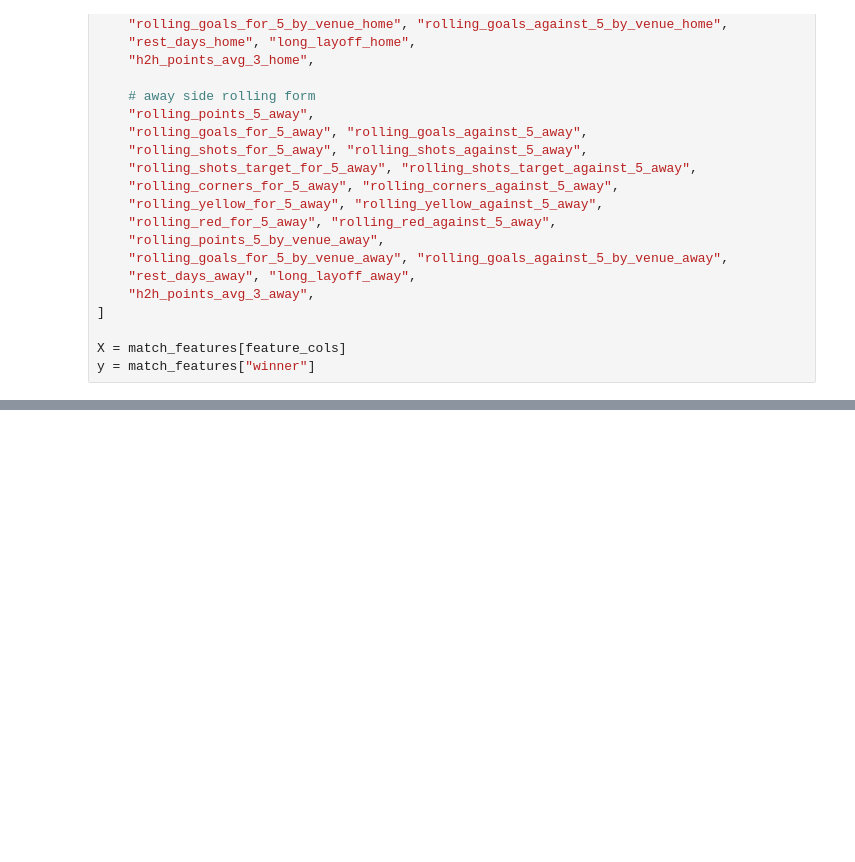
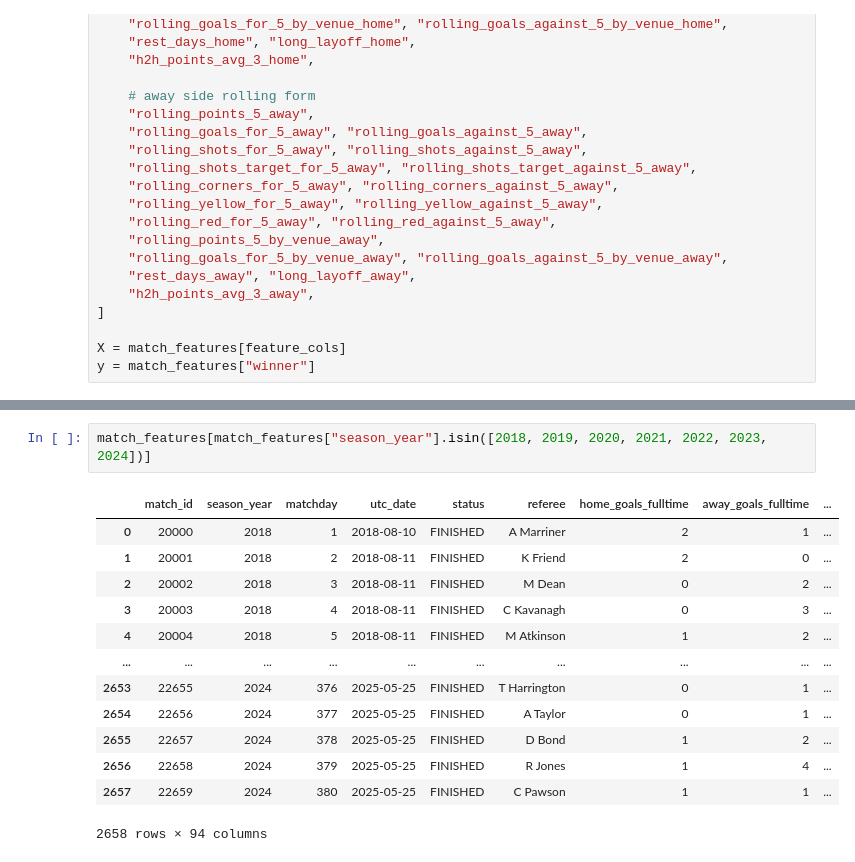
Before and after one commit to sevJ005/premier-league-predictor, a Jupyter notebook: notebooks/query.ipynb, the cells around one changed output, grey strips where cells are left out. Cells and saved outputs as stored; diff of their text form; blank space fills up the shorter version.

```diff
--- a/notebooks/query.ipynb
+++ b/notebooks/query.ipynb
@@ -59,0 +96,16 @@ y.value_counts()
+# %%
+match_features[match_features["season_year"].isin([2018, 2019, 2020, 2021, 2022, 2023, 2024])]
+# %% [output]
+|  | match_id | season_year | matchday | utc_date | status | referee | home_goals_fulltime | away_goals_fulltime | ... |
+| 0 | 20000 | 2018 | 1 | 2018-08-10 | FINISHED | A Marriner | 2 | 1 | ... |
+| 1 | 20001 | 2018 | 2 | 2018-08-11 | FINISHED | K Friend | 2 | 0 | ... |
+| 2 | 20002 | 2018 | 3 | 2018-08-11 | FINISHED | M Dean | 0 | 2 | ... |
+| 3 | 20003 | 2018 | 4 | 2018-08-11 | FINISHED | C Kavanagh | 0 | 3 | ... |
+| 4 | 20004 | 2018 | 5 | 2018-08-11 | FINISHED | M Atkinson | 1 | 2 | ... |
+| ... | ... | ... | ... | ... | ... | ... | ... | ... | ... |
+| 2653 | 22655 | 2024 | 376 | 2025-05-25 | FINISHED | T Harrington | 0 | 1 | ... |
+| 2654 | 22656 | 2024 | 377 | 2025-05-25 | FINISHED | A Taylor | 0 | 1 | ... |
+| 2655 | 22657 | 2024 | 378 | 2025-05-25 | FINISHED | D Bond | 1 | 2 | ... |
+| 2656 | 22658 | 2024 | 379 | 2025-05-25 | FINISHED | R Jones | 1 | 4 | ... |
+| 2657 | 22659 | 2024 | 380 | 2025-05-25 | FINISHED | C Pawson | 1 | 1 | ... |
+2658 rows × 94 columns
```
Also changed, not shown: parts of 8 cells of this notebook, 5 other files.
